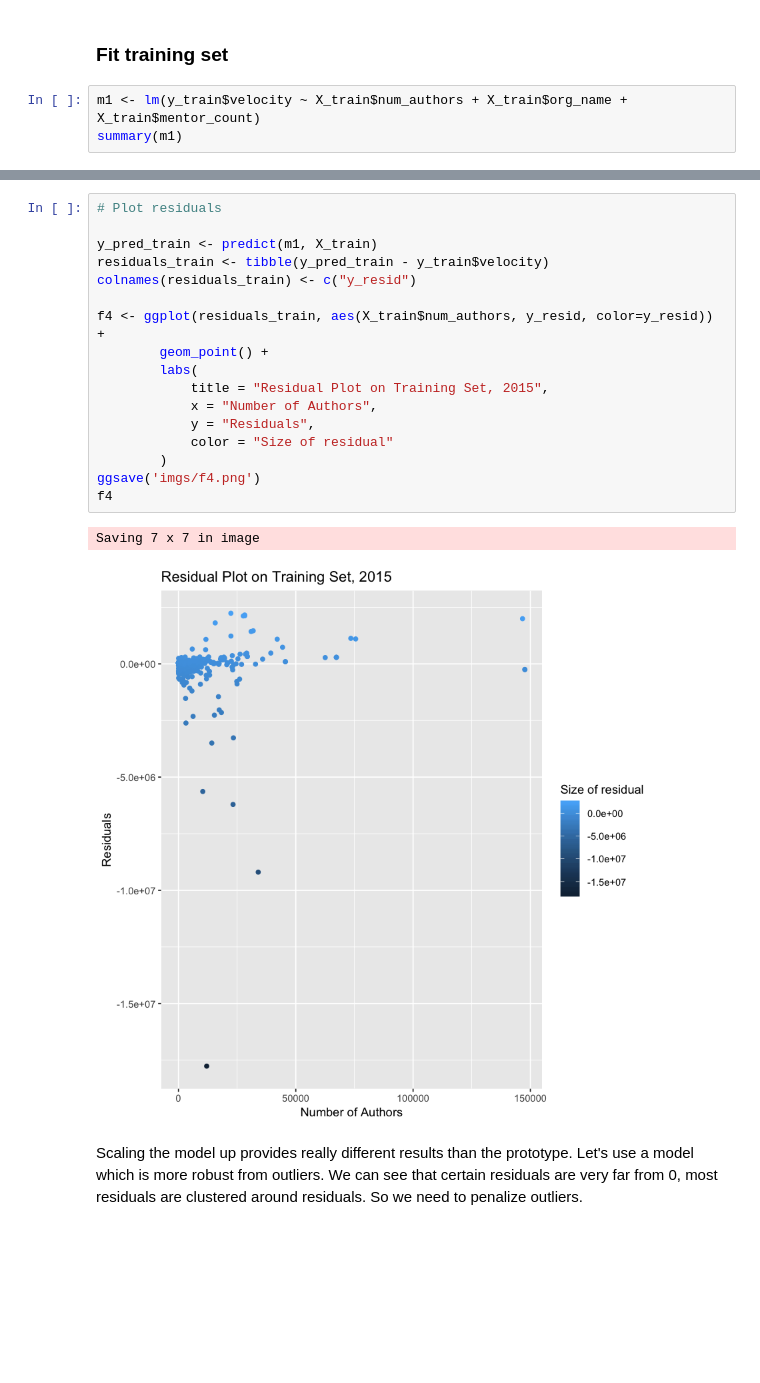
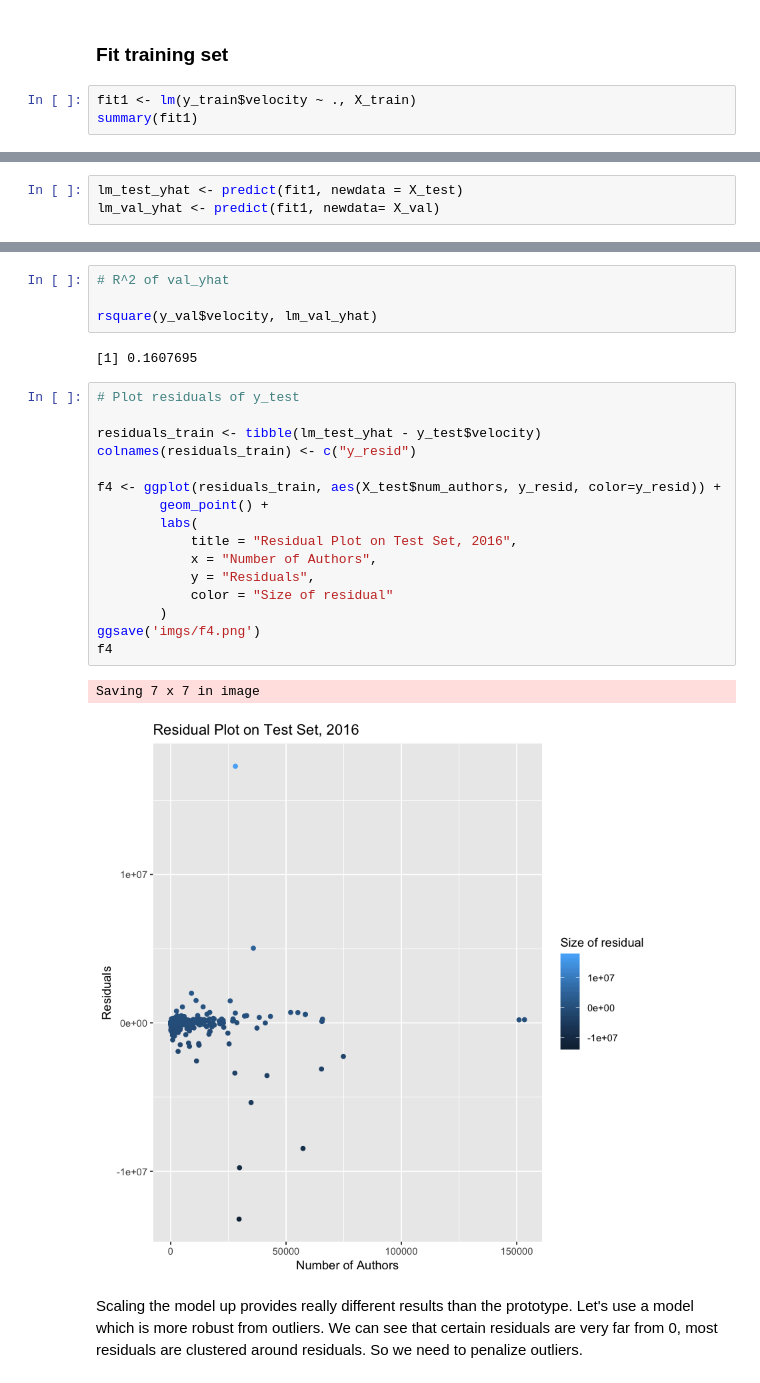
Before and after one commit to tbonza/EDS19, a Jupyter notebook: project/FinalReport.ipynb, the cells around one changed output, grey strips where cells are left out. Drawn from its saved outputs; the diff is of its cells as text; blank space fills up the shorter version.

```diff
--- a/project/FinalReport.ipynb
+++ b/project/FinalReport.ipynb
@@ -392,7 +387,7 @@ dim(X_val)[1] == dim(y_val)[1]
 # %% [markdown]
 ### Fit training set
 # %%
-m1 <- lm(y_train$velocity ~ X_train$num_authors + X_train$org_name + X_train$mentor_count)
-summary(m1)
+fit1 <- lm(y_train$velocity ~ ., X_train)
+summary(fit1)
 # %% [output]
 Call:
@@ -415,3 +409,6 @@ Signif. codes:  0 ‘***’ 0.001 ‘**’ 0.01 ‘*’ 0.05 ‘.’ 0.1 ‘ ’
 Residual standard error: 558800 on 1872 degrees of freedom
 Multiple R-squared:  0.04255,   Adjusted R-squared:  0.04101
 F-statistic: 27.73 on 3 and 1872 DF,  p-value: < 2.2e-16
+# %%
+lm_test_yhat <- predict(fit1, newdata = X_test)
+lm_val_yhat <- predict(fit1, newdata= X_val)
@@ -418,23 +421,28 @@ F-statistic: 27.73 on 3 and 1872 DF,  p-value: < 2.2e-16
+# %%
+# R^2 of val_yhat
+
+rsquare(y_val$velocity, lm_val_yhat)
+# %% [output]
+[1] 0.1607695
 # %%
-# Plot residuals
+# Plot residuals of y_test
 
-y_pred_train <- predict(m1, X_train)
-residuals_train <- tibble(y_pred_train - y_train$velocity)
+residuals_train <- tibble(lm_test_yhat - y_test$velocity)
 colnames(residuals_train) <- c("y_resid")
 
-f4 <- ggplot(residuals_train, aes(X_train$num_authors, y_resid, color=y_resid)) +
+f4 <- ggplot(residuals_train, aes(X_test$num_authors, y_resid, color=y_resid)) +
         geom_point() +
         labs(
-            title = "Residual Plot on Training Set, 2015",
+            title = "Residual Plot on Test Set, 2016",
             x = "Number of Authors",
             y = "Residuals",
             color = "Size of residual"
         )
 ggsave('imgs/f4.png')
 f4
 # %% [output]
 Saving 7 x 7 in image
-[figure, old version]
+[figure, new version]
 # %% [markdown]
 Scaling the model up provides really different results than the prototype.
 Let's use a model which is more robust from outliers. We can see that certain
```
Also changed, not shown: parts of 24 cells of this notebook.
